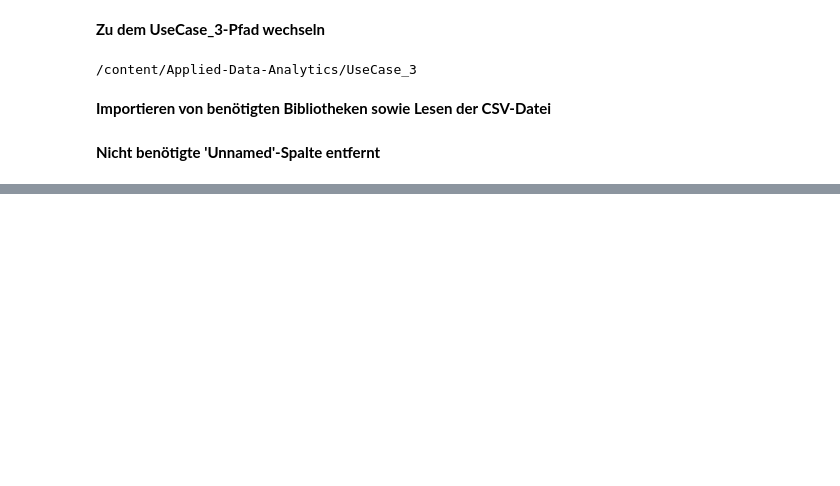
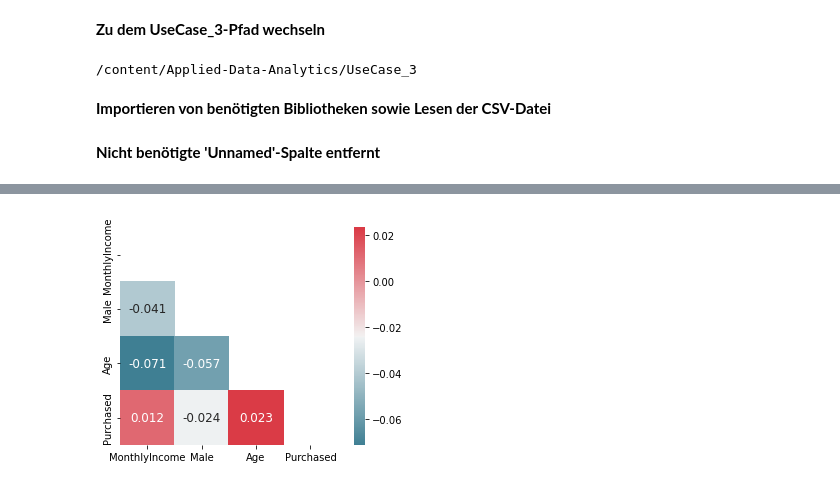
Before and after one commit to Aaron-David-HdM/Applied-Data-Analytics, a Jupyter notebook: UseCase_3/Durchfuehrung der Klassifikationsanalyse.ipynb, the cells around one changed output, grey strips where cells are left out. Drawn from its saved outputs; the diff is of its cells as text; code cells hidden in the pictures; blank space fills up the shorter version.

```diff
--- a/UseCase_3/Durchfuehrung der Klassifikationsanalyse.ipynb
+++ b/UseCase_3/Durchfuehrung der Klassifikationsanalyse.ipynb
@@ -39,0 +113,12 @@ Name: Purchased, dtype: int64
+# %%
+# Calculate correlation using the default method ( "pearson")
+corr = train_dataset.corr()
+# optimize aesthetics: generate mask for removing duplicate / unnecessary info
+mask = np.zeros_like(corr, dtype=bool)
+mask[np.triu_indices_from(mask)] = True
+# Generate a custom diverging colormap as indicator for correlations:
+cmap = sns.diverging_palette(220, 10, as_cmap=True)
+# Plot
+sns.heatmap(corr, mask=mask, cmap=cmap, annot=True, square=True, annot_kws={"size": 12});
+# %% [output]
+[figure, added]
```
Also changed, not shown: parts of 16 cells of this notebook.
